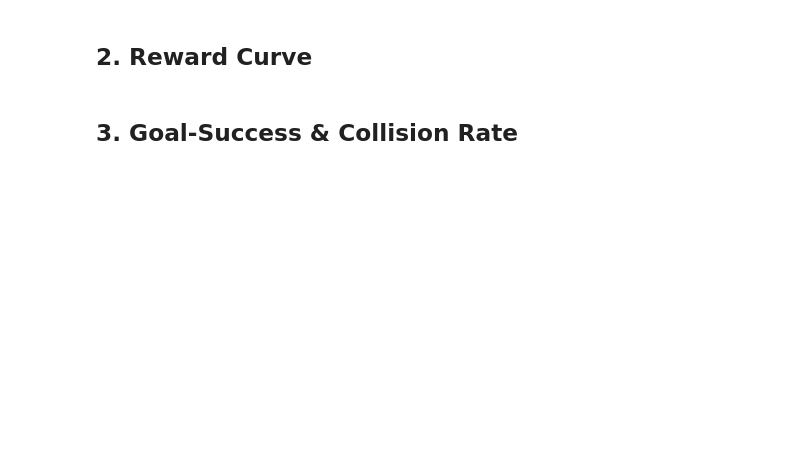
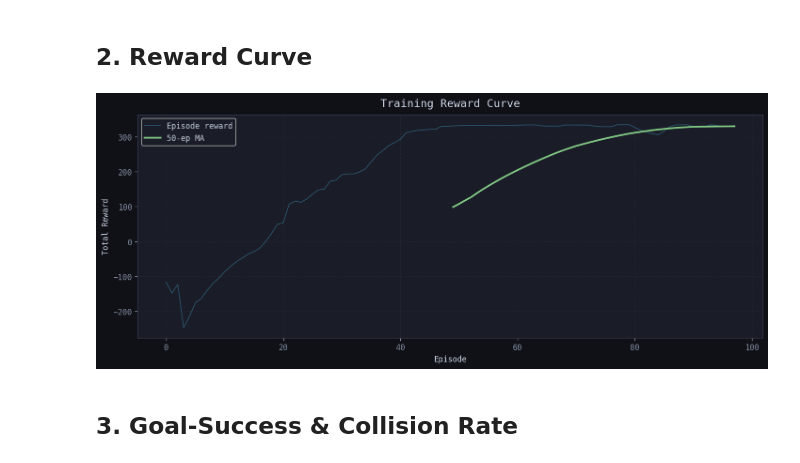
Before and after one commit to ChandanHegde07/AeroPathRL, a Jupyter notebook: notebooks/analysis.ipynb, the cells around one changed output. Saved outputs shown, nothing was run; the diff lists cells and outputs as text; code cells hidden in the pictures; blank space fills up the shorter version.

Commit message:
feat: add training dashboard with evaluation plots and project overview

```diff
--- a/notebooks/analysis.ipynb
+++ b/notebooks/analysis.ipynb
@@ -31,12 +47,2 @@ print('Imports OK')
 # %% [markdown]
 ## 1. Load Training Logs
-# %%
-LOG_CSV = "../logs/run_latest.csv"   # ← adjust to your run file
-
-try:
-    df = pd.read_csv(LOG_CSV)
-    print(f"Loaded {len(df)} log rows.")
-    display(df.head())
-except FileNotFoundError:
-    print(f"Log file not found at {LOG_CSV}. Run training first or adjust the path.")
-    df = pd.DataFrame()  # empty placeholder
@@ -43,16 +124,36 @@ except FileNotFoundError:
 # %% [markdown]
 ## 2. Reward Curve
 # %%
+# Ensure plotting helper is available even when cells run out of order
+try:
+    plot_training_rewards
+except NameError:
+    import sys
+from pathlib import Path
+cwd = Path.cwd()
+if (cwd / "utils").exists():
+    root = cwd
+elif (cwd.parent / "utils").exists():
+    root = cwd.parent
+else:
+    root = cwd
+if str(root) not in sys.path:
+    sys.path.insert(0, str(root))
+
+from utils.visualization import plot_training_rewards
+
 if 'episode/total_reward' in df.columns:
     rewards = df['episode/total_reward'].dropna().tolist()
     fig = plot_training_rewards(rewards, window=50, title="Training Reward Curve")
     plt.show()
 else:
     # Demo with synthetic data
     np.random.seed(42)
     synthetic = np.cumsum(np.random.randn(500)) - np.linspace(50, -100, 500)
     fig = plot_training_rewards(synthetic.tolist(), window=50, title="Synthetic Demo Curve")
     plt.show()
+# %% [output]
+[figure, added]
 # %% [markdown]
 ## 3. Goal-Success & Collision Rate
 # %%
```
Also changed, not shown: parts of 8 cells of this notebook, 2 other files.
